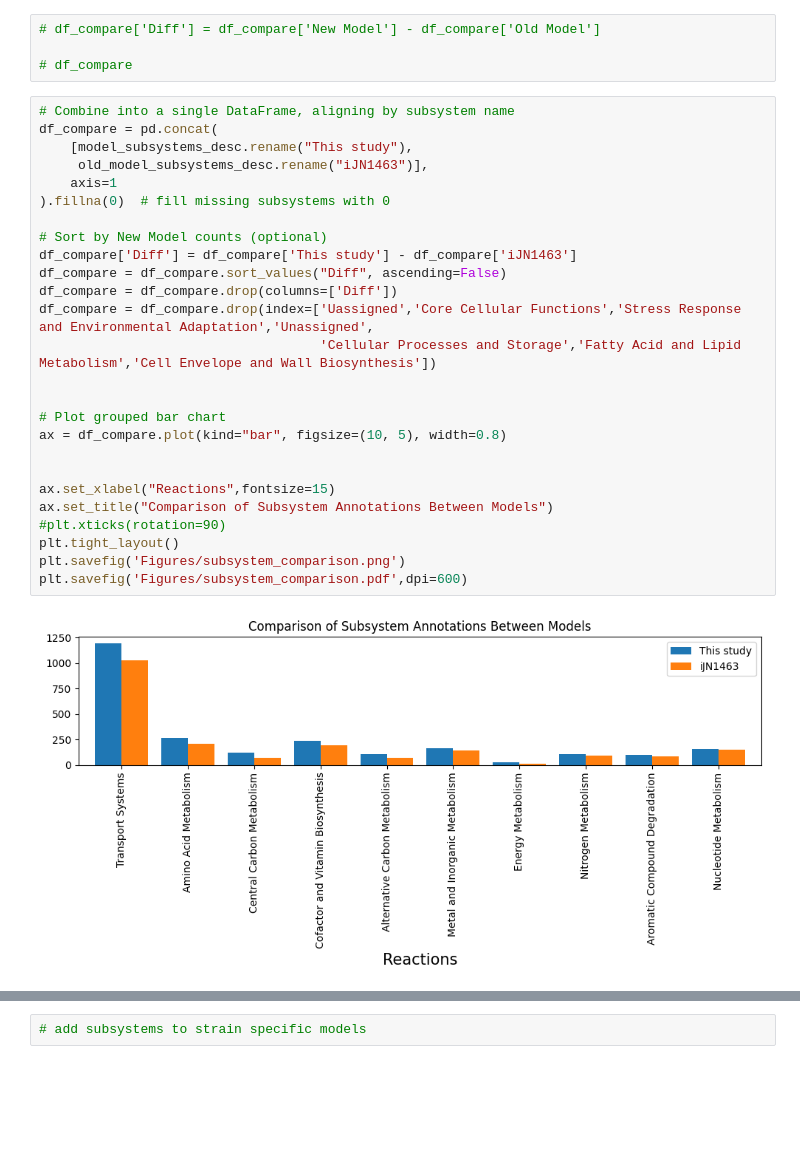
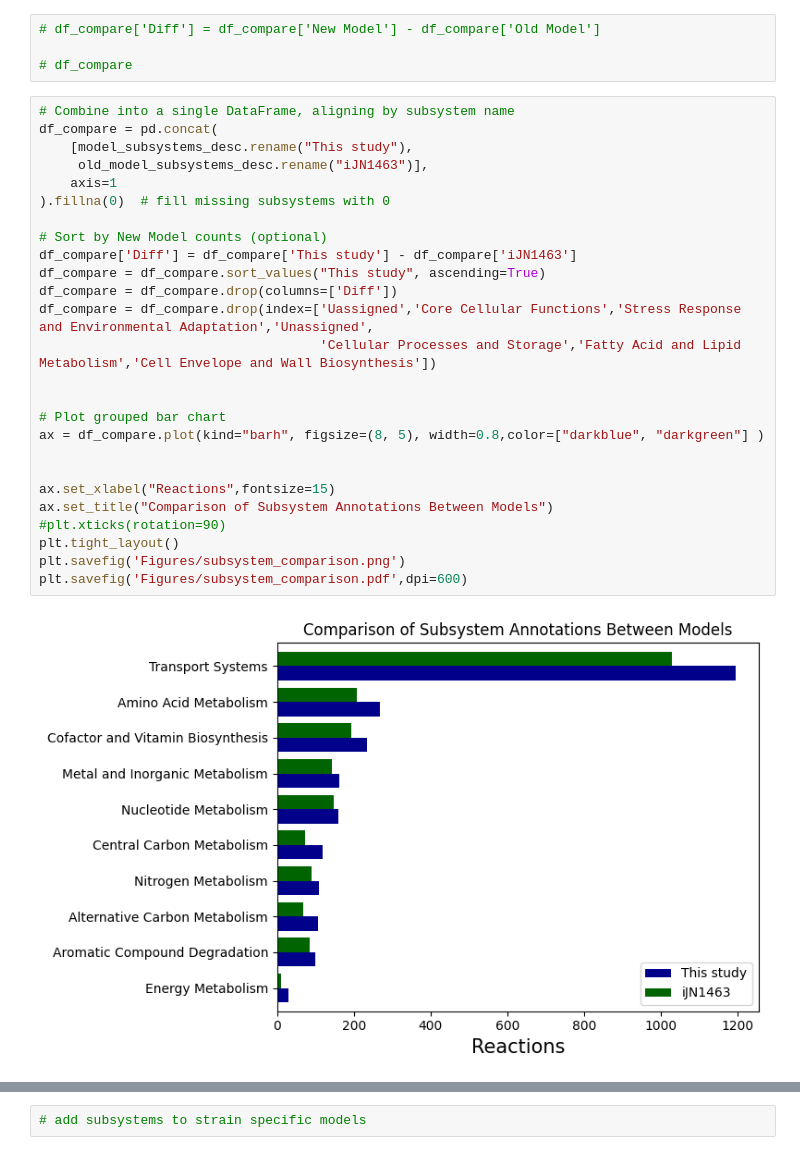
Before and after one commit to SBRG/Pseudomonas_putida_GEMs, a Jupyter notebook: subsystem_annotation.ipynb, the cells around one changed output, grey strips where cells are left out. Drawn from its saved outputs; the diff is of its cells as text; blank space fills up the shorter version.

Commit message:
sorted subsystem plot better

```diff
--- a/subsystem_annotation.ipynb
+++ b/subsystem_annotation.ipynb
@@ -271,28 +271,28 @@ old_model_subsystems_desc = pd.Series([w.subsystem for w in old_model.reactions]
 # %%
 # Combine into a single DataFrame, aligning by subsystem name
 df_compare = pd.concat(
     [model_subsystems_desc.rename("This study"),
      old_model_subsystems_desc.rename("iJN1463")],
     axis=1
 ).fillna(0)  # fill missing subsystems with 0
 
 # Sort by New Model counts (optional)
 df_compare['Diff'] = df_compare['This study'] - df_compare['iJN1463']
-df_compare = df_compare.sort_values("Diff", ascending=False)
+df_compare = df_compare.sort_values("This study", ascending=True)
 df_compare = df_compare.drop(columns=['Diff'])
 df_compare = df_compare.drop(index=['Uassigned','Core Cellular Functions','Stress Response and Environmental Adaptation','Unassigned',
                                     'Cellular Processes and Storage','Fatty Acid and Lipid Metabolism','Cell Envelope and Wall Biosynthesis'])
 
 
 # Plot grouped bar chart
-ax = df_compare.plot(kind="bar", figsize=(10, 5), width=0.8)
+ax = df_compare.plot(kind="barh", figsize=(8, 5), width=0.8,color=["darkblue", "darkgreen"] )
 
 
 ax.set_xlabel("Reactions",fontsize=15)
 ax.set_title("Comparison of Subsystem Annotations Between Models")
 #plt.xticks(rotation=90)
 plt.tight_layout()
 plt.savefig('Figures/subsystem_comparison.png')
 plt.savefig('Figures/subsystem_comparison.pdf',dpi=600)
 # %% [output]
-[figure, old version]
+[figure, new version]
```
Also changed, not shown: parts of 8 cells of this notebook, 2 other files.
